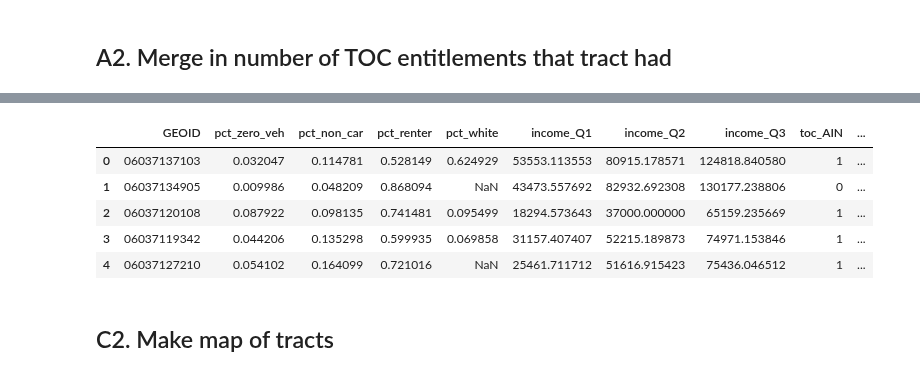
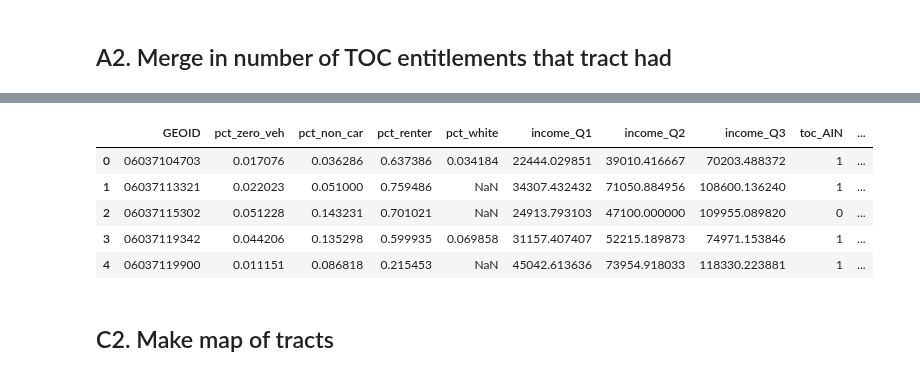
Before and after one commit to CityOfLosAngeles/planning-entitlements, a Jupyter notebook: notebooks/07-toc-census-stats.ipynb, the cells around one changed output, grey strips where cells are left out. Drawn from its saved outputs; the diff is of its cells as text; code cells hidden in the pictures.

```diff
--- a/notebooks/07-toc-census-stats.ipynb
+++ b/notebooks/07-toc-census-stats.ipynb
@@ -237,3 +150,5 @@ c5 = pd.merge(census_tracts, c4, on = "GEOID", how = "inner", validate = "1:1")
+# %%
+final = pd.merge(census_stats, df, on  = "GEOID", how = "left", validate = "1:1")
 # %% [markdown]
 ## C1. Summary stats
 Instead of unweighted averages, we should definitely weight by population.
@@ -273,8 +188,13 @@ def set_groups(df):
 
     df = pd.concat([df, with_cutoffs], axis=1)
 
+    df = df.assign(
+        num_TOC = df.num_TOC.fillna(0).astype(int),
+        num_nonTOC = df.num_nonTOC.fillna(0).astype(int),
+    )
+
     return df
 # %%
-final = set_groups(c5)
+final = set_groups(final)
 final.head(2)
 # %% [output]
@@ -285,6 +272,5 @@ final.head(2)
 # %%
-# Income (use ranges to calculate median)
-# These have to be calculated after tracts are ID as TOC or not
+# Create a subset df that pulls out incomerange columns from census stats
 income_ranges = pcts_census_utils.income_ranges
 
 # The new_var columns to keep all have prefix "total_".
@@ -293,14 +279,9 @@ keep = []
 for x in income_ranges:
     keep.append("total_" + x)
 
-def process_income_before_iqr():
-    df = pcts_census_utils.grab_census_table("incomerange", 2018, "total")
-    df = df.pivot(index="GEOID", columns = "new_var", values = "num")
-    df.columns.name = ""
-    df = df.reset_index()
+keep.append("GEOID")
 
-    return df
+income = census_stats[keep]
 
-income = process_income_before_iqr()
 income.head(2)
 # %% [output]
@@ -440,7 +351,7 @@ def summary_stats_switches(df, income_df):
     # Calculate percents
     percents = df.assign(
         pct_zero_veh = df.zero_veh_workers / df.workers_total,
-        pct_non_car = df.non_car / df.workers_total,
+        pct_non_car = df.non_car_workers / df.workers_total,
         pct_renter = df.pop_renter / df.pop_total,
         pct_white = df.pop_whitenonhisp / df.pop_total,
     )
@@ -454,38 +365,38 @@ def summary_stats_switches(df, income_df):
 
     # Change unit income IQR from thousands of dollars to dollars
     DOLLAR_UNIT = 1_000
 
     iqr = (iqr.assign(
             Q1 = iqr.Q1 * DOLLAR_UNIT,
             Q2 = iqr.Q2 * DOLLAR_UNIT,
             Q3 = iqr.Q3 * DOLLAR_UNIT,
         ).rename(columns = {"Q1": "income_Q1", "Q2": "income_Q2", "Q3": "income_Q3"})
     )
 
     # Merge IQR in
     income_iqr = pd.merge(income_df, iqr, left_index = True, right_index = True,
                    how = "left", validate = "1:1")
 
 
     # Create final table
     summary = pd.merge(percents, income_iqr, on = "GEOID", validate = "1:1")
 
     keep = ["GEOID", "pct_zero_veh", "pct_non_car", "pct_renter", "pct_white",
            "income_Q1", "income_Q2", "income_Q3", "toc_AIN", "toc_area"]
 
     summary = summary[summary.toc_AIN != summary.toc_area][keep].reset_index(drop=True)
 
     return summary
 
 switches = summary_stats_switches(final, income)
 switches.head()
 # %% [output]
 |  | GEOID | pct_zero_veh | pct_non_car | pct_renter | pct_white | income_Q1 | income_Q2 | income_Q3 | toc_AIN | ... |
-| 0 | 06037137103 | 0.032047 | 0.114781 | 0.528149 | 0.624929 | 53553.113553 | 80915.178571 | 124818.840580 | 1 | ... |
-| 1 | 06037134905 | 0.009986 | 0.048209 | 0.868094 | NaN | 43473.557692 | 82932.692308 | 130177.238806 | 0 | ... |
-| 2 | 06037120108 | 0.087922 | 0.098135 | 0.741481 | 0.095499 | 18294.573643 | 37000.000000 | 65159.235669 | 1 | ... |
+| 0 | 06037104703 | 0.017076 | 0.036286 | 0.637386 | 0.034184 | 22444.029851 | 39010.416667 | 70203.488372 | 1 | ... |
+| 1 | 06037113321 | 0.022023 | 0.051000 | 0.759486 | NaN | 34307.432432 | 71050.884956 | 108600.136240 | 1 | ... |
+| 2 | 06037115302 | 0.051228 | 0.143231 | 0.701021 | NaN | 24913.793103 | 47100.000000 | 109955.089820 | 0 | ... |
 | 3 | 06037119342 | 0.044206 | 0.135298 | 0.599935 | 0.069858 | 31157.407407 | 52215.189873 | 74971.153846 | 1 | ... |
-| 4 | 06037127210 | 0.054102 | 0.164099 | 0.721016 | NaN | 25461.711712 | 51616.915423 | 75436.046512 | 1 | ... |
+| 4 | 06037119900 | 0.011151 | 0.086818 | 0.215453 | NaN | 45042.613636 | 73954.918033 | 118330.223881 | 1 | ... |
 # %%
 writer = pd.ExcelWriter("../outputs/07-toc-census-stats.xlsx", engine="xlsxwriter")
 
```
Also changed, not shown: parts of 27 cells of this notebook, 1 other file.
